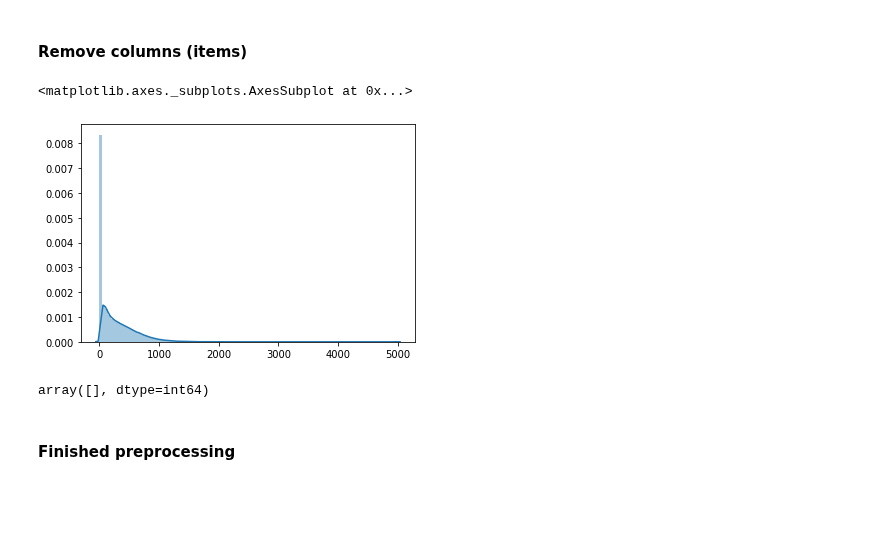
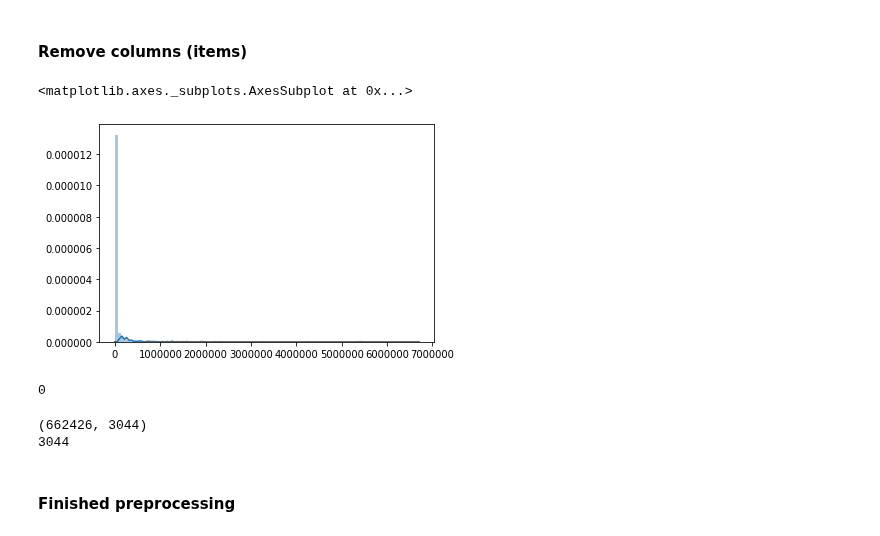
Before and after one commit to nataliavelez/OneHourOneLife, a Jupyter notebook: jobspace/nmf.ipynb, the cells around one changed output. Drawn from its saved outputs; the diff is of its cells as text; code cells hidden in the pictures; blank space fills up the shorter version.

```diff
--- a/jobspace/nmf.ipynb
+++ b/jobspace/nmf.ipynb
@@ -123,12 +134,13 @@ print(len(avatarIds))
 #### Remove columns (items)
 # %%
 #look at distribution
-sns.distplot(activity_mtx.sum(axis = 1), bins = 100) #histrogram of item iteractions
+sns.distplot(activity_mtx.sum(axis = 0), bins = 100) #histrogram of item iteractions
 # %% [output]
 <matplotlib.axes._subplots.AxesSubplot at 0x...>
-[figure, old version]
+[figure, new version]
 # %%
-deleteIds = np.where(activity_mtx.sum(axis = 1)==0)[0]
-deleteIds #Oh, there are no items with no interactions
+#Which items to dete
+deleteIds = np.where(activity_mtx.sum(axis = 0)==0)[1]
+len(deleteIds)
 # %% [output]
-array([], dtype=int64)
+0
@@ -135,3 +152,9 @@ array([], dtype=int64)
+# %%
+print(activity_mtx.shape)
+print(len(itemIds))
+# %% [output]
+(662426, 3044)
+3044
 # %% [markdown]
 #### Finished preprocessing
 # %%
```
Also changed, not shown: parts of 45 cells of this notebook, 2 other files.
